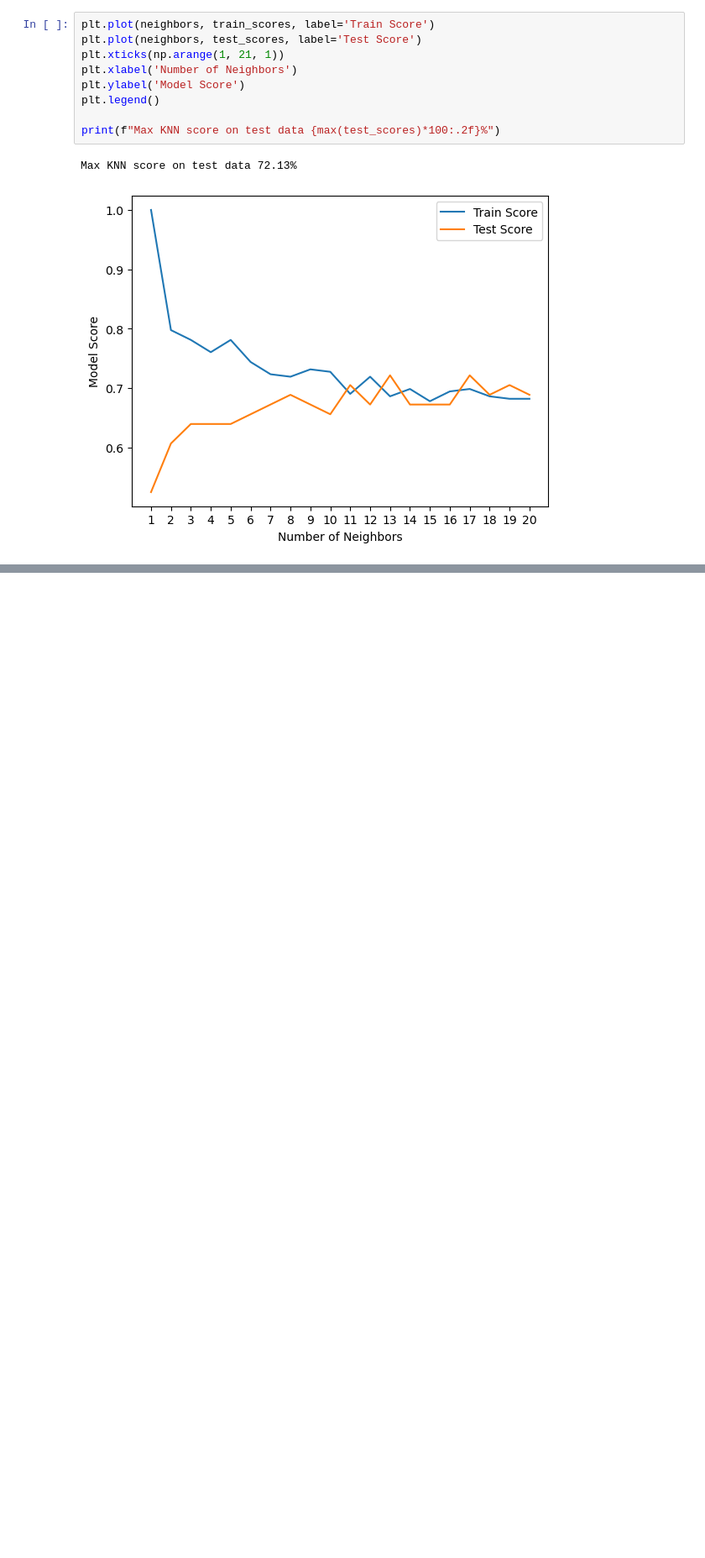
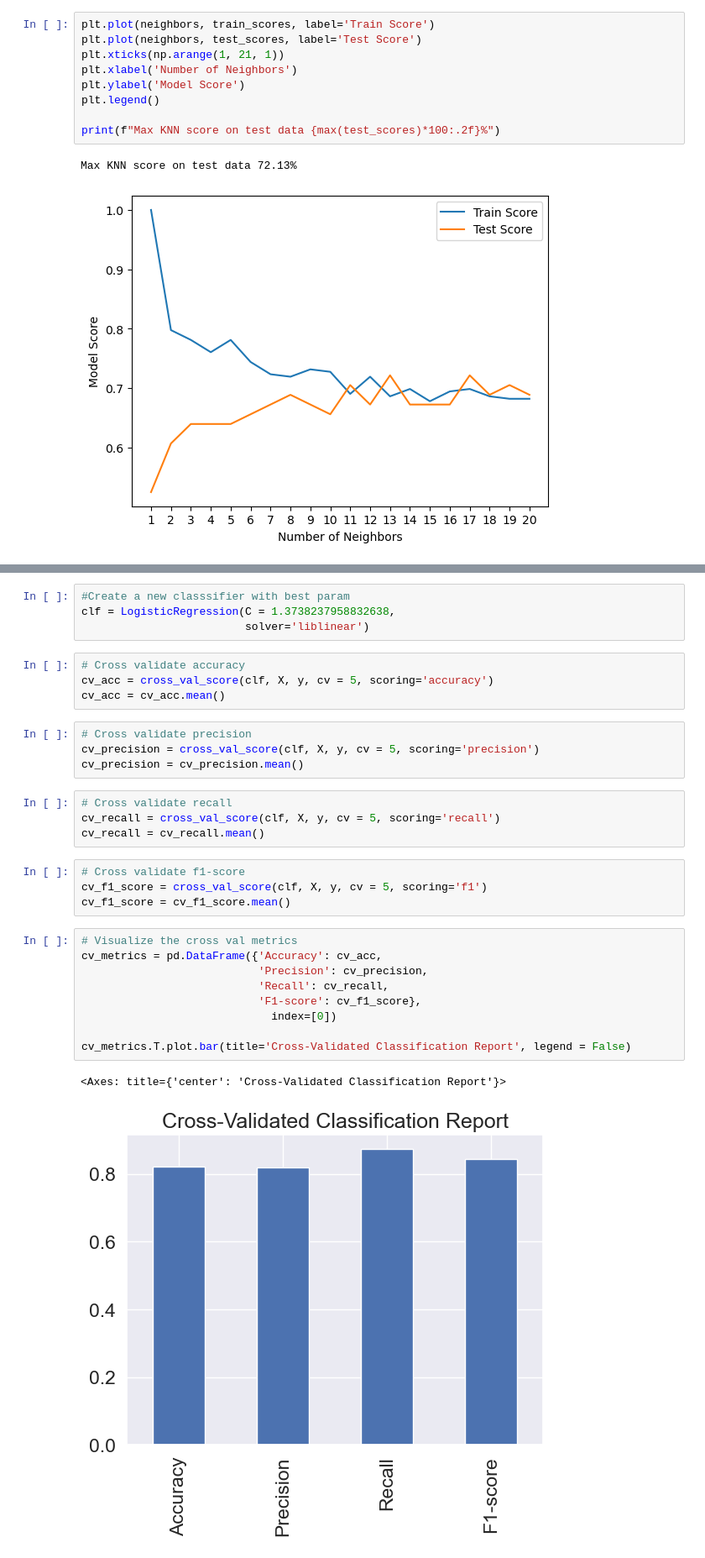
Before and after one commit to dnhan1707/heart_disease_prediction_proj, a Jupyter notebook: heart_prediction_model.ipynb, the cells around one changed output, grey strips where cells are left out. Shown: that part at 84% size. Saved outputs shown, nothing was run; the diff lists cells and outputs as text; blank space fills up the shorter version.

```diff
--- a/heart_prediction_model.ipynb
+++ b/heart_prediction_model.ipynb
@@ -450,0 +644,32 @@ Max KNN score on test data 72.13%
+# %%
+#Create a new classsifier with best param
+clf = LogisticRegression(C = 1.3738237958832638,
+                         solver='liblinear')
+# %%
+# Cross validate accuracy
+cv_acc = cross_val_score(clf, X, y, cv = 5, scoring='accuracy')
+cv_acc = cv_acc.mean()
+# %%
+# Cross validate precision
+cv_precision = cross_val_score(clf, X, y, cv = 5, scoring='precision')
+cv_precision = cv_precision.mean()
+# %%
+# Cross validate recall
+cv_recall = cross_val_score(clf, X, y, cv = 5, scoring='recall')
+cv_recall = cv_recall.mean()
+# %%
+# Cross validate f1-score
+cv_f1_score = cross_val_score(clf, X, y, cv = 5, scoring='f1')
+cv_f1_score = cv_f1_score.mean()
+# %%
+# Visualize the cross val metrics
+cv_metrics = pd.DataFrame({'Accuracy': cv_acc,
+                           'Precision': cv_precision,
+                           'Recall': cv_recall,
+                           'F1-score': cv_f1_score},
+                             index=[0])
+
+cv_metrics.T.plot.bar(title='Cross-Validated Classification Report', legend = False)
+# %% [output]
+<Axes: title={'center': 'Cross-Validated Classification Report'}>
+[figure, added]
```
Also changed, not shown: parts of 27 cells of this notebook.
